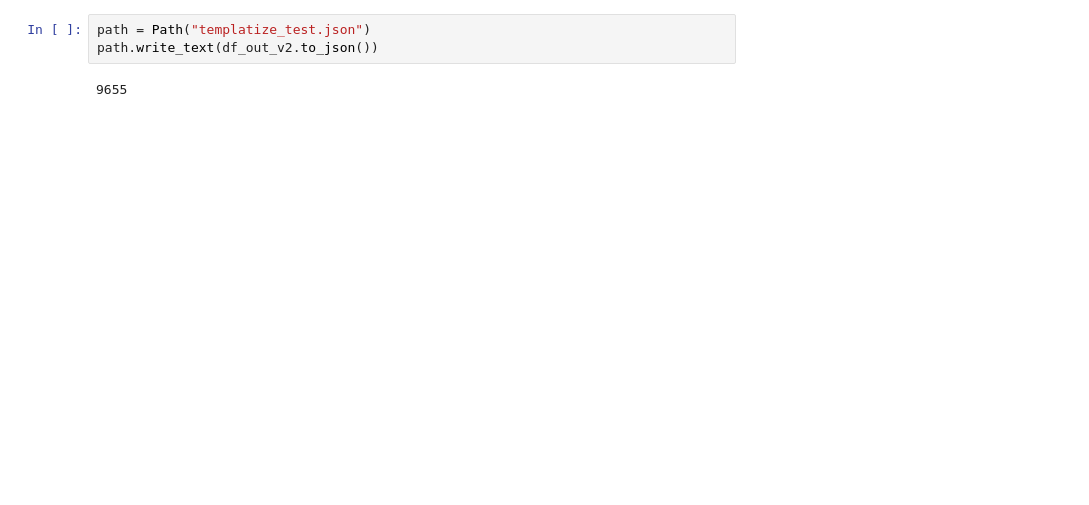
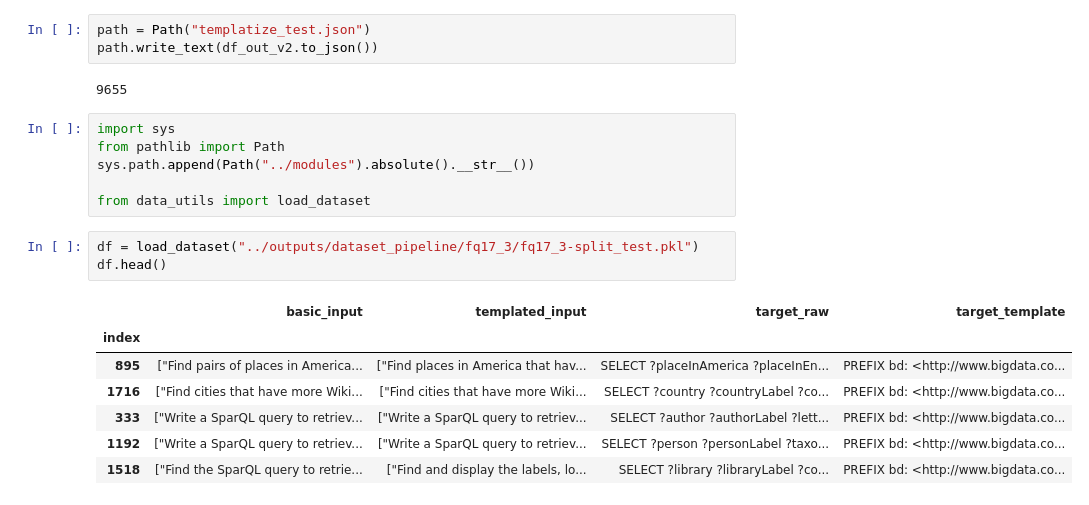
Before and after one commit to Gratic/Finetuning-LLM-for-SPARQL-generation, a Jupyter notebook: scripts/to_delete.ipynb, the cells around one changed output. Saved outputs shown, nothing was run; the diff lists cells and outputs as text; blank space fills up the shorter version.

```diff
--- a/scripts/to_delete.ipynb
+++ b/scripts/to_delete.ipynb
@@ -198,3 +198,20 @@ path = Path("templatize_test.json")
 path.write_text(df_out_v2.to_json())
 # %% [output]
 9655
+# %%
+import sys
+from pathlib import Path
+sys.path.append(Path("../modules").absolute().__str__())
+
+from data_utils import load_dataset
+# %%
+df = load_dataset("../outputs/dataset_pipeline/fq17_3/fq17_3-split_test.pkl")
+df.head()
+# %% [output]
+|  | basic_input | templated_input | target_raw | target_template |
+| index |  |  |  |  |
+| 895 | ["Find pairs of places in America... | ["Find places in America that hav... | SELECT ?placeInAmerica ?placeInEn... | PREFIX bd: <http://www.bigdata.co... |
+| 1716 | ["Find cities that have more Wiki... | ["Find cities that have more Wiki... | SELECT ?country ?countryLabel ?co... | PREFIX bd: <http://www.bigdata.co... |
+| 333 | ["Write a SparQL query to retriev... | ["Write a SparQL query to retriev... | SELECT ?author ?authorLabel ?lett... | PREFIX bd: <http://www.bigdata.co... |
+| 1192 | ["Write a SparQL query to retriev... | ["Write a SparQL query to retriev... | SELECT ?person ?personLabel ?taxo... | PREFIX bd: <http://www.bigdata.co... |
+| 1518 | ["Find the SparQL query to retrie... | ["Find and display the labels, lo... | SELECT ?library ?libraryLabel ?co... | PREFIX bd: <http://www.bigdata.co... |
```
Also changed, not shown: parts of 1 cell of this notebook, 2 other files.
